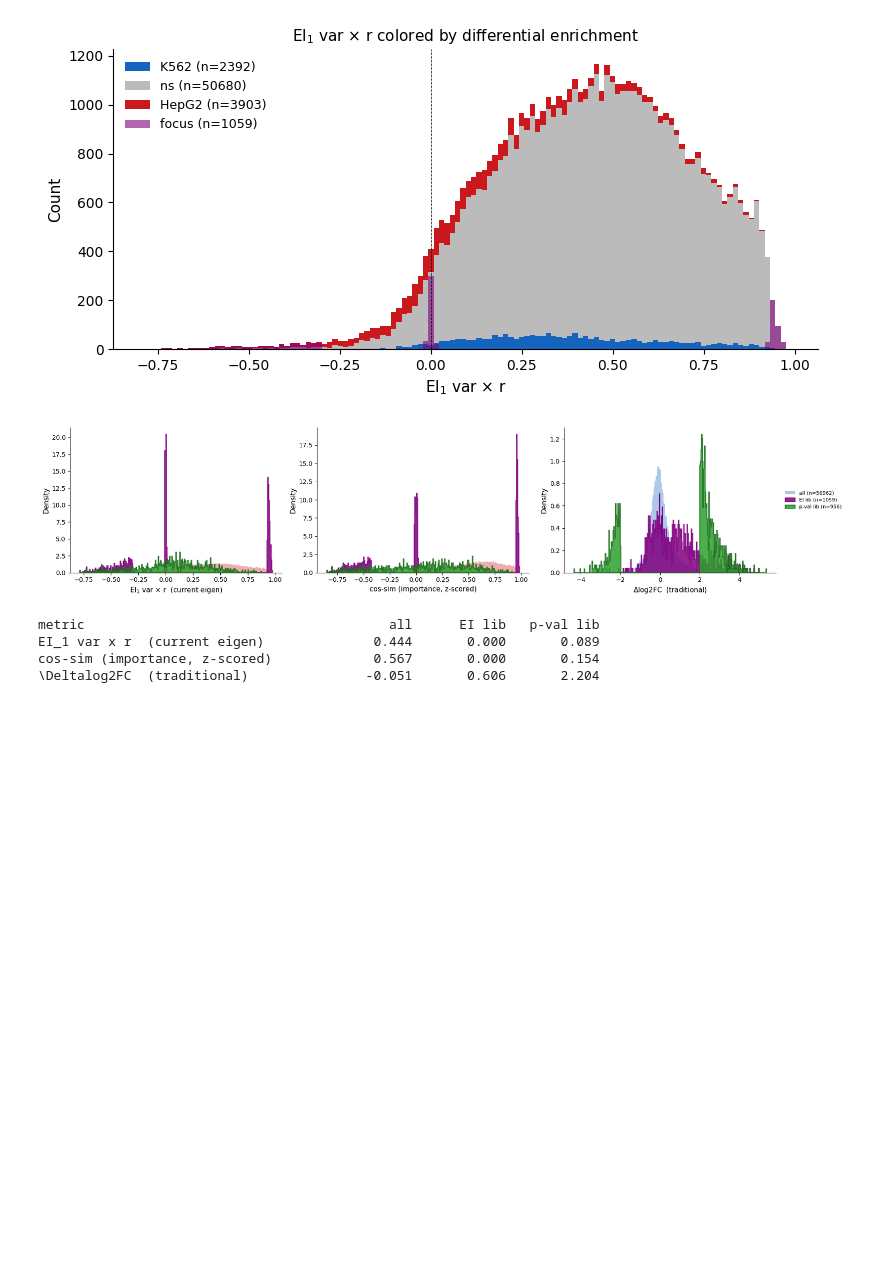
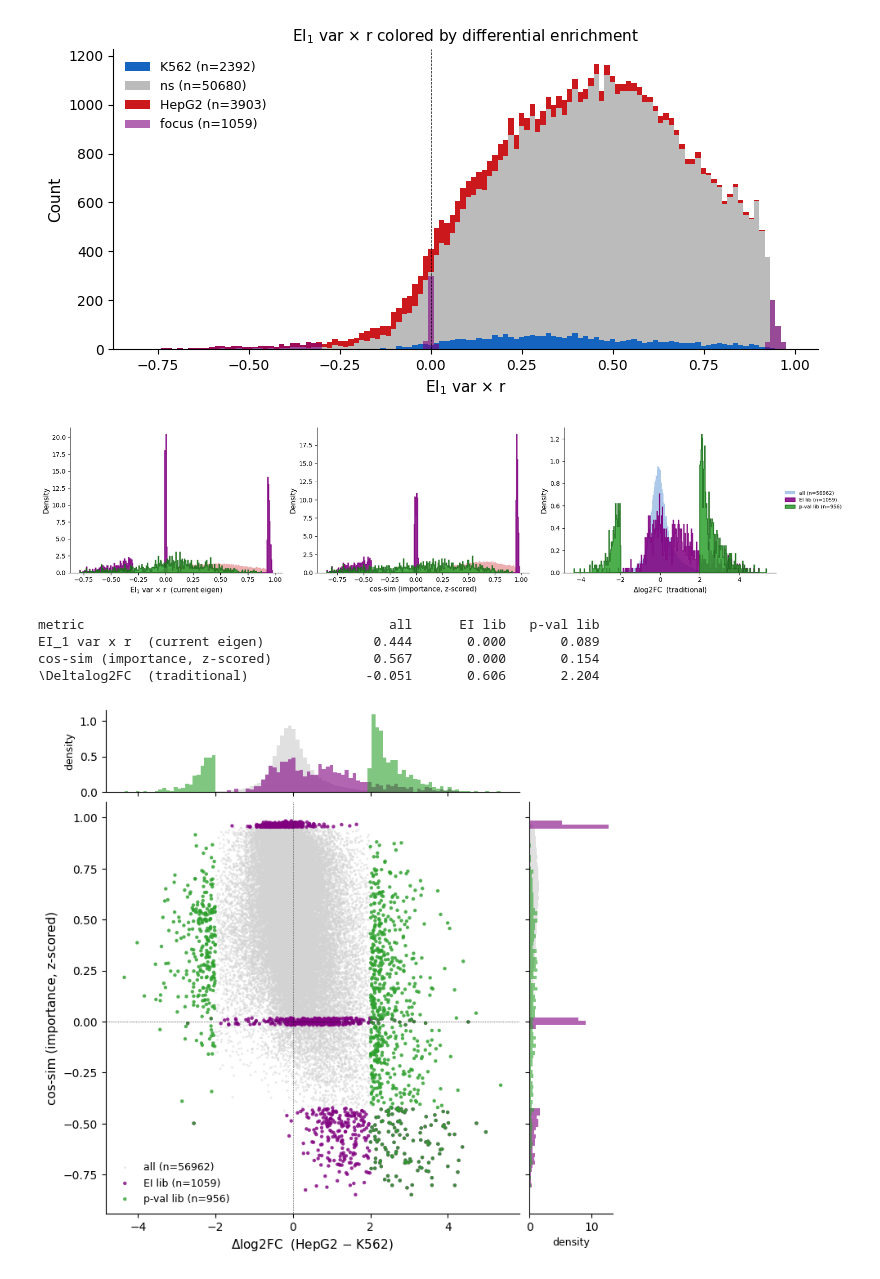
Before and after one commit to pabmantilla/Hippo_dependency_mpra, a Jupyter notebook: genomic_targets/scripts/2d_diff_call/scripts/eixr_distribution.ipynb, the cells around one changed output. Saved outputs shown, nothing was run; the diff lists cells and outputs as text; code cells hidden in the pictures; blank space fills up the shorter version.

Commit message:
FC vs cos_sim visualization

```diff
--- a/genomic_targets/scripts/2d_diff_call/scripts/eixr_distribution.ipynb
+++ b/genomic_targets/scripts/2d_diff_call/scripts/eixr_distribution.ipynb
@@ -379,3 +379,52 @@ metric                                       all      EI lib   p-val lib
 EI_1 var x r  (current eigen)              0.444       0.000       0.089
 cos-sim (importance, z-scored)             0.567       0.000       0.154
 \Deltalog2FC  (traditional)               -0.051       0.606       2.204
+# %%
+# cos-sim vs delta log2FC: all seqs gray, EI lib purple, p-val lib green.
+# Marginal histograms on each axis.
+fin = np.isfinite(cossim) & np.isfinite(diffs)
+
+fig = plt.figure(figsize=(8, 8))
+gs = fig.add_gridspec(2, 2, width_ratios=[5, 1], height_ratios=[1, 5],
+                      wspace=0.04, hspace=0.04)
+ax = fig.add_subplot(gs[1, 0])
+ax_top = fig.add_subplot(gs[0, 0], sharex=ax)
+ax_right = fig.add_subplot(gs[1, 1], sharey=ax)
+
+ax.scatter(diffs[fin], cossim[fin], s=4, c='lightgray',
+           alpha=0.5, edgecolors='none', label=f'all (n={fin.sum()})', rasterized=True)
+ax.scatter(diffs[focus_idx], cossim[focus_idx], s=10, c='purple',
+           alpha=0.8, edgecolors='none', label=f'EI lib (n={len(focus_idx)})')
+ax.scatter(diffs[bioinfo_idx], cossim[bioinfo_idx], s=10, c='#2ca02c',
+           alpha=0.8, edgecolors='none', label=f'p-val lib (n={len(bioinfo_idx)})')
+ax.axhline(0, color='k', lw=0.5, ls=':')
+ax.axvline(0, color='k', lw=0.5, ls=':')
+ax.set_xlabel('$\\Delta$log2FC  (HepG2 $-$ K562)', fontsize=11)
+ax.set_ylabel('cos-sim (importance, z-scored)', fontsize=11)
+ax.legend(fontsize=9, frameon=False, loc='lower left')
+ax.spines['top'].set_visible(False); ax.spines['right'].set_visible(False)
+
+# top: diffs marginals
+xbins = np.linspace(np.nanmin(diffs[fin]), np.nanmax(diffs[fin]), 100)
+ax_top.hist(diffs[fin],         bins=xbins, color='lightgray', alpha=0.7, density=True)
+ax_top.hist(diffs[focus_idx],   bins=xbins, color='purple',    alpha=0.6, density=True)
+ax_top.hist(diffs[bioinfo_idx], bins=xbins, color='#2ca02c',   alpha=0.6, density=True)
+ax_top.tick_params(axis='x', labelbottom=False)
+ax_top.set_ylabel('density', fontsize=9)
+for sp in ('top', 'right'): ax_top.spines[sp].set_visible(False)
+
+# right: cossim marginals
+ybins = np.linspace(np.nanmin(cossim[fin]), np.nanmax(cossim[fin]), 100)
+ax_right.hist(cossim[fin],         bins=ybins, color='lightgray', alpha=0.7,
+              density=True, orientation='horizontal')
+ax_right.hist(cossim[focus_idx],   bins=ybins, color='purple',    alpha=0.6,
+              density=True, orientation='horizontal')
+ax_right.hist(cossim[bioinfo_idx], bins=ybins, color='#2ca02c',   alpha=0.6,
+              density=True, orientation='horizontal')
+ax_right.tick_params(axis='y', labelleft=False)
+ax_right.set_xlabel('density', fontsize=9)
+for sp in ('top', 'right'): ax_right.spines[sp].set_visible(False)
+
+plt.show()
+# %% [output]
+[figure, added]
```
Also changed, not shown: parts of 1 cell of this notebook.
